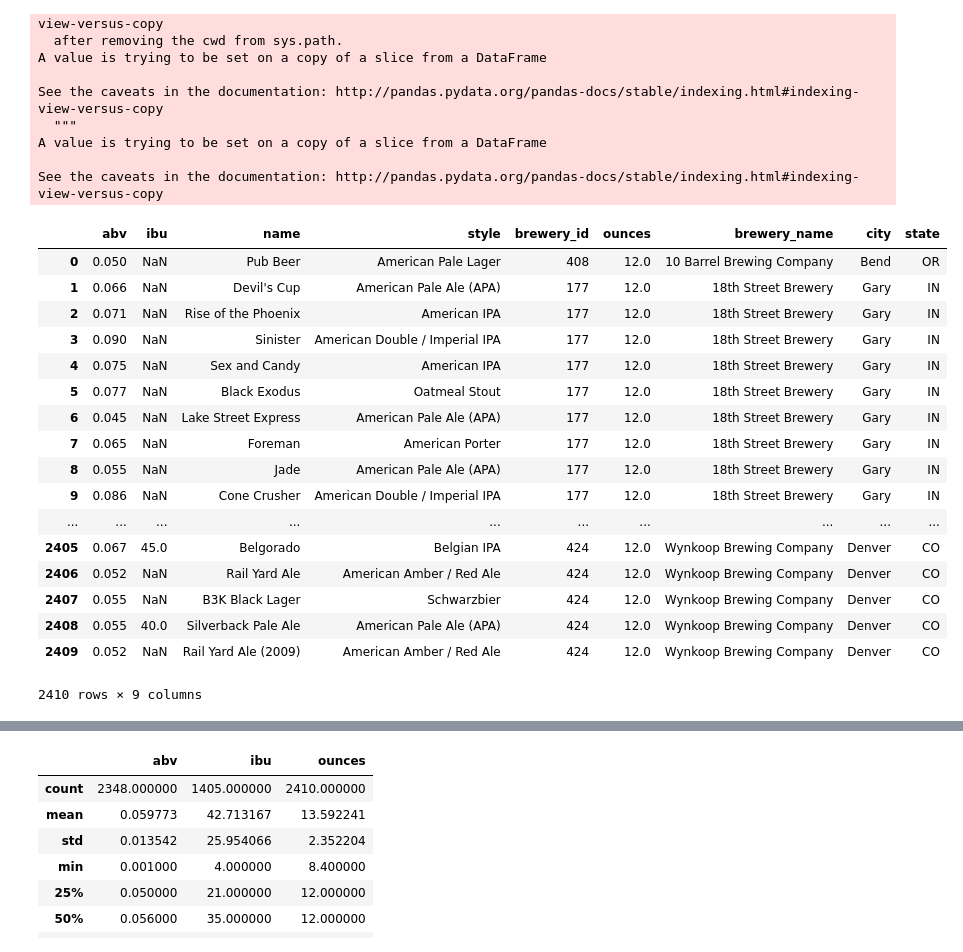
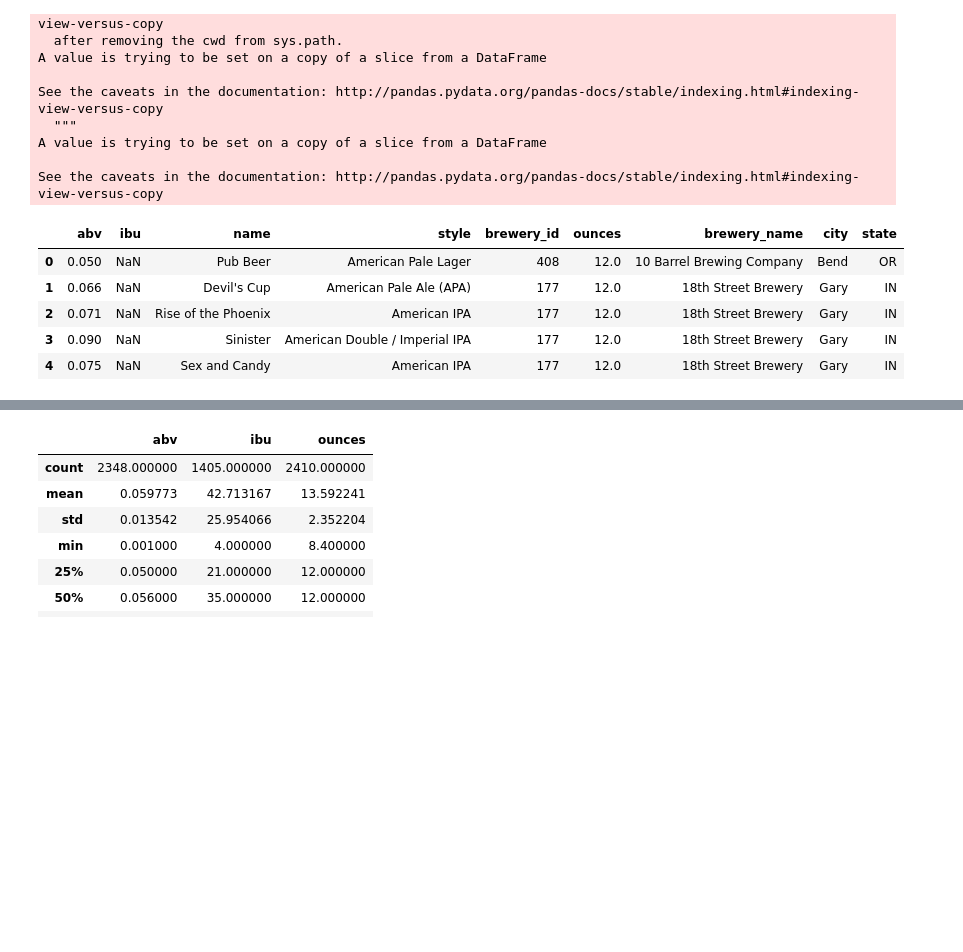
Before and after one commit to maximova136/MachineLearning, a Jupyter notebook: Lab1.ipynb, the cells around one changed output, grey strips where cells are left out. Cells and saved outputs as stored; diff of their text form; code cells hidden in the pictures; blank space fills up the shorter version.

```diff
--- a/Lab1.ipynb
+++ b/Lab1.ipynb
@@ -214,26 +190,14 @@ A value is trying to be set on a copy of a slice from a DataFrame
 
 See the caveats in the documentation: http://pandas.pydata.org/pandas-docs/stable/indexing.html#indexing-view-versus-copy
 # %%
-d
+d.head()
 # %% [output]
 |  | abv | ibu | name | style | brewery_id | ounces | brewery_name | city | state |
 | 0 | 0.050 | NaN | Pub Beer | American Pale Lager | 408 | 12.0 | 10 Barrel Brewing Company | Bend | OR |
 | 1 | 0.066 | NaN | Devil's Cup | American Pale Ale (APA) | 177 | 12.0 | 18th Street Brewery | Gary | IN |
 | 2 | 0.071 | NaN | Rise of the Phoenix | American IPA | 177 | 12.0 | 18th Street Brewery | Gary | IN |
 | 3 | 0.090 | NaN | Sinister | American Double / Imperial IPA | 177 | 12.0 | 18th Street Brewery | Gary | IN |
 | 4 | 0.075 | NaN | Sex and Candy | American IPA | 177 | 12.0 | 18th Street Brewery | Gary | IN |
-| 5 | 0.077 | NaN | Black Exodus | Oatmeal Stout | 177 | 12.0 | 18th Street Brewery | Gary | IN |
-| 6 | 0.045 | NaN | Lake Street Express | American Pale Ale (APA) | 177 | 12.0 | 18th Street Brewery | Gary | IN |
-| 7 | 0.065 | NaN | Foreman | American Porter | 177 | 12.0 | 18th Street Brewery | Gary | IN |
-| 8 | 0.055 | NaN | Jade | American Pale Ale (APA) | 177 | 12.0 | 18th Street Brewery | Gary | IN |
-| 9 | 0.086 | NaN | Cone Crusher | American Double / Imperial IPA | 177 | 12.0 | 18th Street Brewery | Gary | IN |
-| ... | ... | ... | ... | ... | ... | ... | ... | ... | ... |
-| 2405 | 0.067 | 45.0 | Belgorado | Belgian IPA | 424 | 12.0 | Wynkoop Brewing Company | Denver | CO |
-| 2406 | 0.052 | NaN | Rail Yard Ale | American Amber / Red Ale | 424 | 12.0 | Wynkoop Brewing Company | Denver | CO |
-| 2407 | 0.055 | NaN | B3K Black Lager | Schwarzbier | 424 | 12.0 | Wynkoop Brewing Company | Denver | CO |
-| 2408 | 0.055 | 40.0 | Silverback Pale Ale | American Pale Ale (APA) | 424 | 12.0 | Wynkoop Brewing Company | Denver | CO |
-| 2409 | 0.052 | NaN | Rail Yard Ale (2009) | American Amber / Red Ale | 424 | 12.0 | Wynkoop Brewing Company | Denver | CO |
-2410 rows × 9 columns
 # %%
 # Теперь нам не нужен столбец `brewery_id`
 d = d.drop(columns="brewery_id")
```
Also changed, not shown: parts of 10 cells of this notebook, 1 other file.
